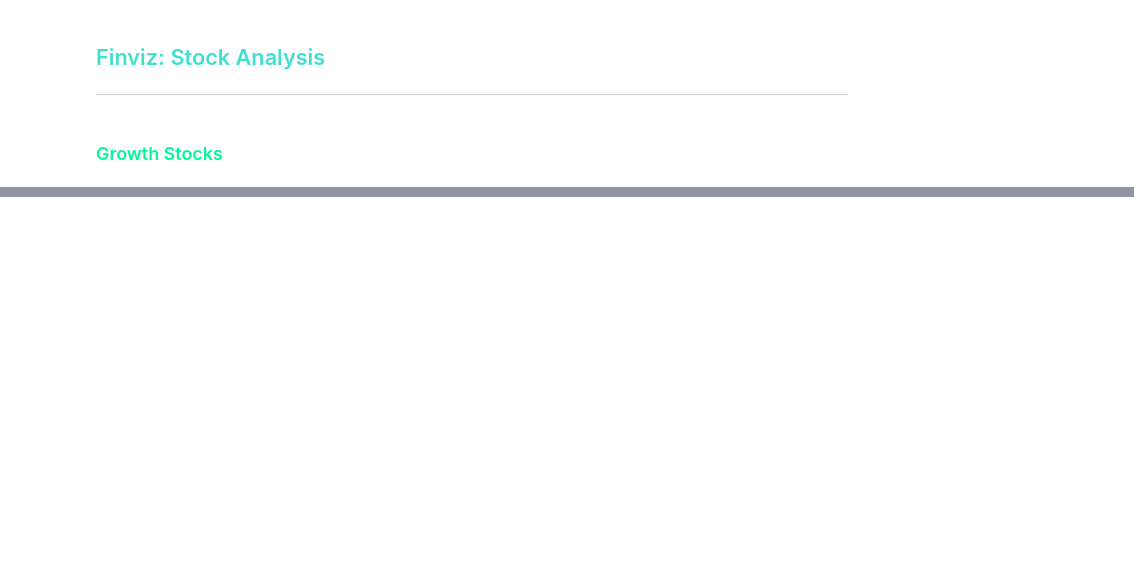
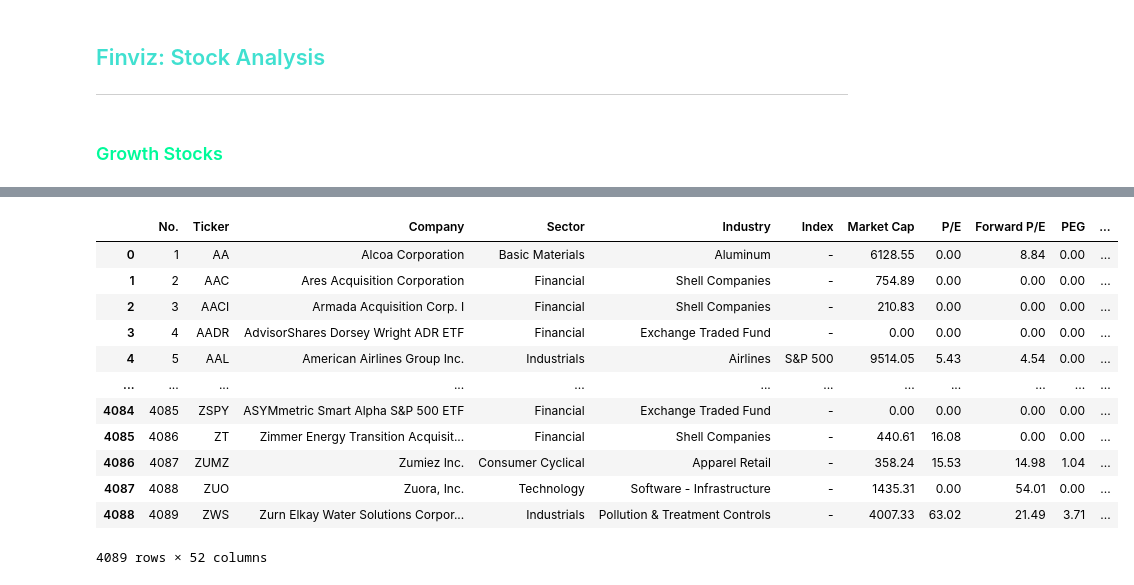
Before and after one commit to J-Appleg8/stock_analysis, a Jupyter notebook: notebooks/finviz_stocks.ipynb, the cells around one changed output, grey strips where cells are left out. Saved outputs shown, nothing was run; the diff lists cells and outputs as text; code cells hidden in the pictures; blank space fills up the shorter version.

```diff
--- a/notebooks/finviz_stocks.ipynb
+++ b/notebooks/finviz_stocks.ipynb
@@ -20,3 +31,27 @@ None
+# %%
+
+p = growth_stocks_df.applymap(lambda x: '%' in str(x)).any()
+percent_columns = p[p].index.to_list()
+
+for col in percent_columns:
+    growth_stocks_df[col] = (growth_stocks_df[col].str.rstrip('%').astype('float') / 100.0)
+
+growth_stocks_df = growth_stocks_df.fillna(0)
+growth_stocks_df
+# %% [output]
+|  | No. | Ticker | Company | Sector | Industry | Index | Market Cap | P/E | Forward P/E | PEG | ... |
+| 0 | 1 | AA | Alcoa Corporation | Basic Materials | Aluminum | - | 6128.55 | 0.00 | 8.84 | 0.00 | ... |
+| 1 | 2 | AAC | Ares Acquisition Corporation | Financial | Shell Companies | - | 754.89 | 0.00 | 0.00 | 0.00 | ... |
+| 2 | 3 | AACI | Armada Acquisition Corp. I | Financial | Shell Companies | - | 210.83 | 0.00 | 0.00 | 0.00 | ... |
+| 3 | 4 | AADR | AdvisorShares Dorsey Wright ADR ETF | Financial | Exchange Traded Fund | - | 0.00 | 0.00 | 0.00 | 0.00 | ... |
+| 4 | 5 | AAL | American Airlines Group Inc. | Industrials | Airlines | S&P 500 | 9514.05 | 5.43 | 4.54 | 0.00 | ... |
+| ... | ... | ... | ... | ... | ... | ... | ... | ... | ... | ... | ... |
+| 4084 | 4085 | ZSPY | ASYMmetric Smart Alpha S&P 500 ETF | Financial | Exchange Traded Fund | - | 0.00 | 0.00 | 0.00 | 0.00 | ... |
+| 4085 | 4086 | ZT | Zimmer Energy Transition Acquisit... | Financial | Shell Companies | - | 440.61 | 16.08 | 0.00 | 0.00 | ... |
+| 4086 | 4087 | ZUMZ | Zumiez Inc. | Consumer Cyclical | Apparel Retail | - | 358.24 | 15.53 | 14.98 | 1.04 | ... |
+| 4087 | 4088 | ZUO | Zuora, Inc. | Technology | Software - Infrastructure | - | 1435.31 | 0.00 | 54.01 | 0.00 | ... |
+| 4088 | 4089 | ZWS | Zurn Elkay Water Solutions Corpor... | Industrials | Pollution & Treatment Controls | - | 4007.33 | 63.02 | 21.49 | 3.71 | ... |
+4089 rows × 52 columns
 # %%
 import requests
 import pandas as pd
```
Also changed, not shown: parts of 4 cells of this notebook, 1 other file.
